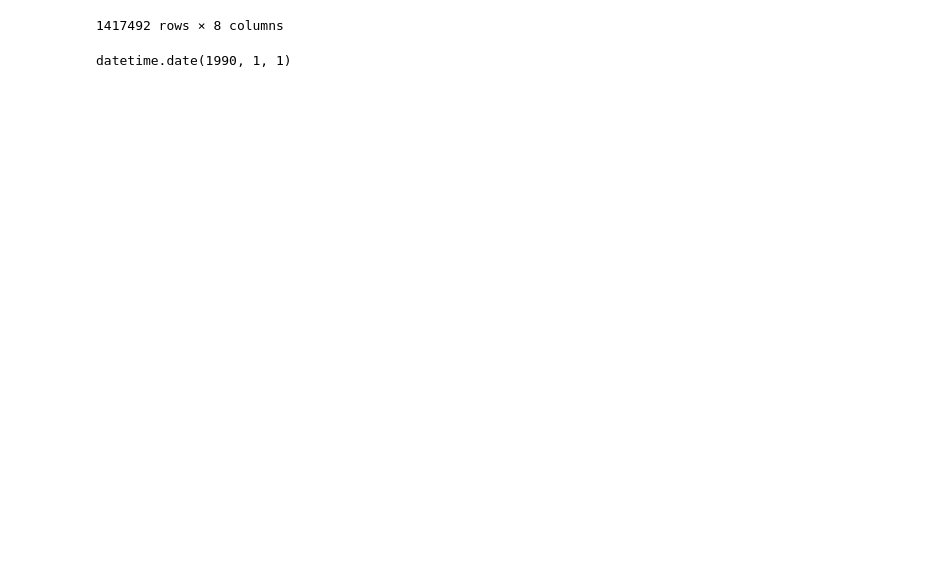
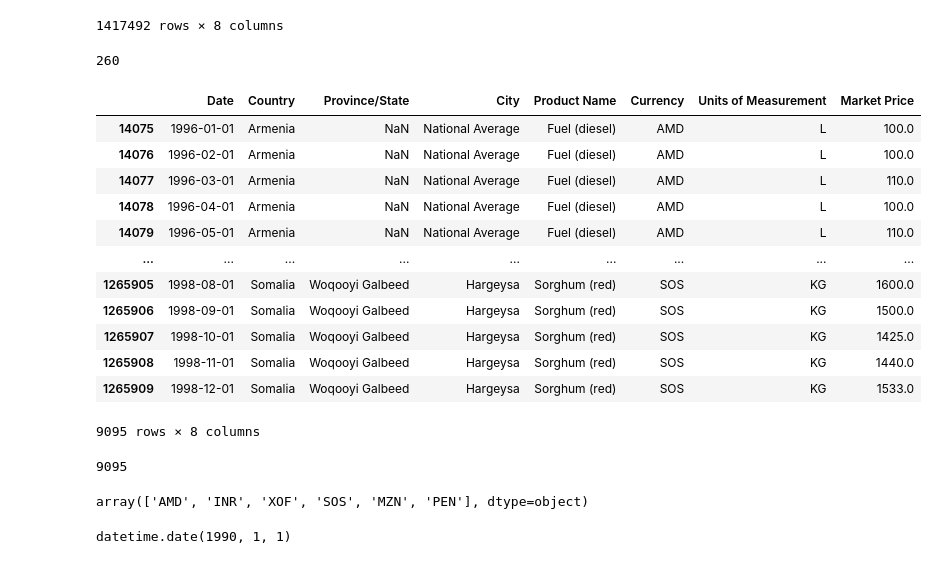
Before and after one commit to gigawawa/Food-Prices-Project, a Jupyter notebook: foodPriceAnalysis.ipynb, the cells around one changed output. Saved outputs shown, nothing was run; the diff lists cells and outputs as text; code cells hidden in the pictures; blank space fills up the shorter version.

```diff
--- a/foodPriceAnalysis.ipynb
+++ b/foodPriceAnalysis.ipynb
@@ -123,6 +123,36 @@ df
 | 1560549 | 2018-03-01 | Zimbabwe | Midlands | Murowa | Oil (vegetable) | USD | L | 2.35 |
 | 1560550 | 2018-03-01 | Zimbabwe | Midlands | Murowa | Maize meal (white, roller) | USD | KG | 0.55 |
 1417492 rows × 8 columns
+# %%
+uniqueDates = list(df['Date'].unique())
+uniqueDates
+past_1990Dates = list(filter(lambda x: x.year >= 1999, uniqueDates))
+len(past_1990Dates)
+# %% [output]
+260
+# %%
+# How many recorded datapoints before 1999 are not in USD?
+stage1 = df[df["Date"] < datetime.date(1999,1,1)]
+stage2 = stage1[df["Currency"] != "USD"]
+display(stage2)
+display(len(stage2))
+display(stage2["Currency"].unique())
+# %% [output]
+|  | Date | Country | Province/State | City | Product Name | Currency | Units of Measurement | Market Price |
+| 14075 | 1996-01-01 | Armenia | NaN | National Average | Fuel (diesel) | AMD | L | 100.0 |
+| 14076 | 1996-02-01 | Armenia | NaN | National Average | Fuel (diesel) | AMD | L | 100.0 |
+| 14077 | 1996-03-01 | Armenia | NaN | National Average | Fuel (diesel) | AMD | L | 110.0 |
+| 14078 | 1996-04-01 | Armenia | NaN | National Average | Fuel (diesel) | AMD | L | 100.0 |
+| 14079 | 1996-05-01 | Armenia | NaN | National Average | Fuel (diesel) | AMD | L | 110.0 |
+| ... | ... | ... | ... | ... | ... | ... | ... | ... |
+| 1265905 | 1998-08-01 | Somalia | Woqooyi Galbeed | Hargeysa | Sorghum (red) | SOS | KG | 1600.0 |
+| 1265906 | 1998-09-01 | Somalia | Woqooyi Galbeed | Hargeysa | Sorghum (red) | SOS | KG | 1500.0 |
+| 1265907 | 1998-10-01 | Somalia | Woqooyi Galbeed | Hargeysa | Sorghum (red) | SOS | KG | 1425.0 |
+| 1265908 | 1998-11-01 | Somalia | Woqooyi Galbeed | Hargeysa | Sorghum (red) | SOS | KG | 1440.0 |
+| 1265909 | 1998-12-01 | Somalia | Woqooyi Galbeed | Hargeysa | Sorghum (red) | SOS | KG | 1533.0 |
+9095 rows × 8 columns
+9095
+array(['AMD', 'INR', 'XOF', 'SOS', 'MZN', 'PEN'], dtype=object)
 # %%
 oldest = min(df['Date'])
 oldest
```
Also changed, not shown: parts of 9 cells of this notebook.
